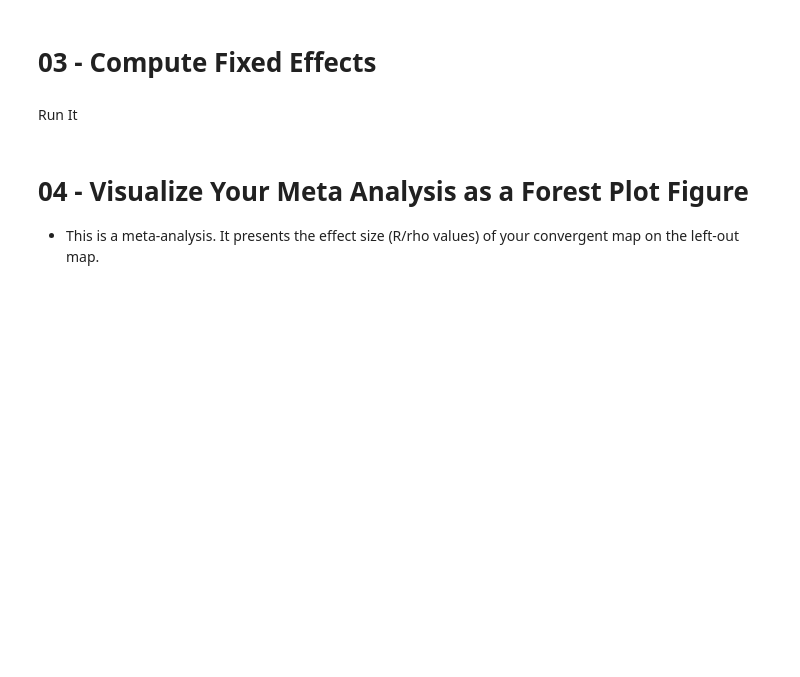
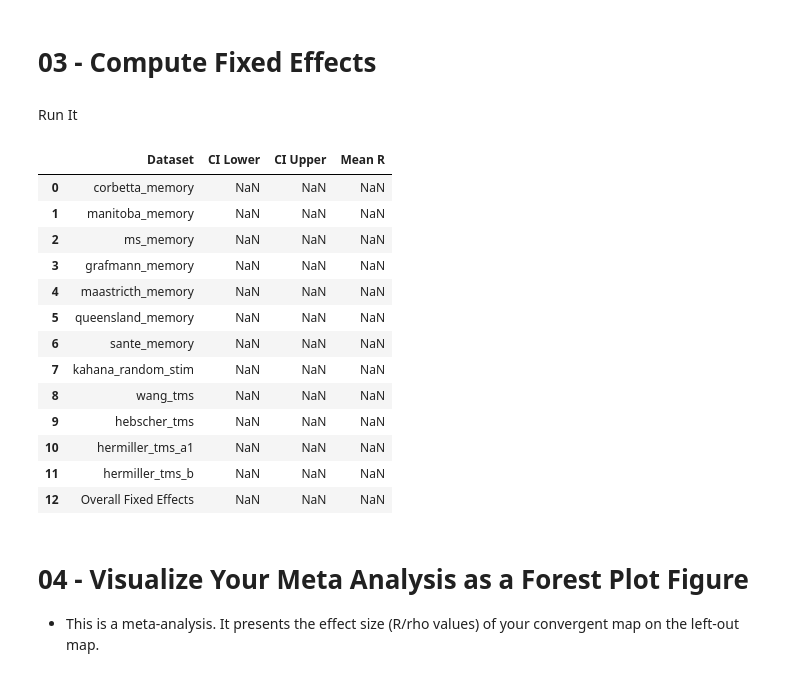
Before and after one commit to Calvinwhow/calvin_utils_project, a Jupyter notebook: notebooks/neuroimaging_notebooks/convergent_causal_mapping/03_test_convergent_network.ipynb, the cells around one changed output. Drawn from its saved outputs; the diff is of its cells as text; code cells hidden in the pictures; blank space fills up the shorter version.

```diff
--- a/notebooks/neuroimaging_notebooks/convergent_causal_mapping/03_test_convergent_network.ipynb
+++ b/notebooks/neuroimaging_notebooks/convergent_causal_mapping/03_test_convergent_network.ipynb
@@ -115,10 +156,25 @@ display(loocv_analyzer.results_df)
 # %% [markdown]
 Run It
 # %%
-# import pandas as pd
-# df = loocv_analyzer.compute_fixed_effects_by_group(group_dict)
-# meta_df = pd.concat([loocv_analyzer.results_df, df], ignore_index=True)
-# meta_df
+import pandas as pd
+df = loocv_analyzer.compute_fixed_effects_by_group(group_dict)
+meta_df = pd.concat([loocv_analyzer.results_df, df], ignore_index=True)
+meta_df
+# %% [output]
+|  | Dataset | CI Lower | CI Upper | Mean R |
+| 0 | corbetta_memory | NaN | NaN | NaN |
+| 1 | manitoba_memory | NaN | NaN | NaN |
+| 2 | ms_memory | NaN | NaN | NaN |
+| 3 | grafmann_memory | NaN | NaN | NaN |
+| 4 | maastricth_memory | NaN | NaN | NaN |
+| 5 | queensland_memory | NaN | NaN | NaN |
+| 6 | sante_memory | NaN | NaN | NaN |
+| 7 | kahana_random_stim | NaN | NaN | NaN |
+| 8 | wang_tms | NaN | NaN | NaN |
+| 9 | hebscher_tms | NaN | NaN | NaN |
+| 10 | hermiller_tms_a1 | NaN | NaN | NaN |
+| 11 | hermiller_tms_b | NaN | NaN | NaN |
+| 12 | Overall Fixed Effects | NaN | NaN | NaN |
 # %% [markdown]
 # 04 - Visualize Your Meta Analysis as a Forest Plot Figure
 - This is a meta-analysis. It presents the effect size (R/rho values) of your convergent map on the left-out map.
```
Also changed, not shown: parts of 16 cells of this notebook, 22 other files.
